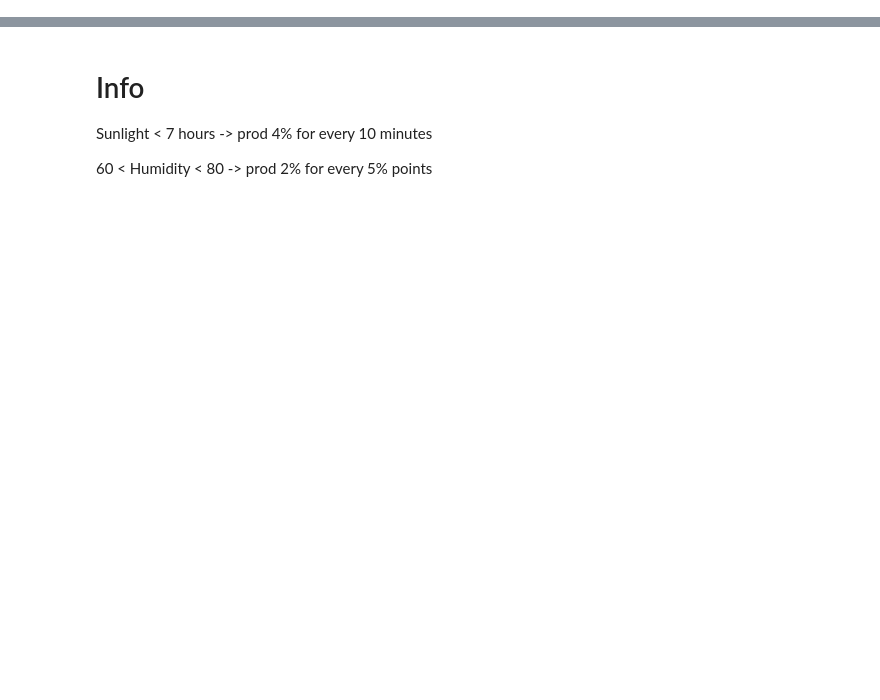
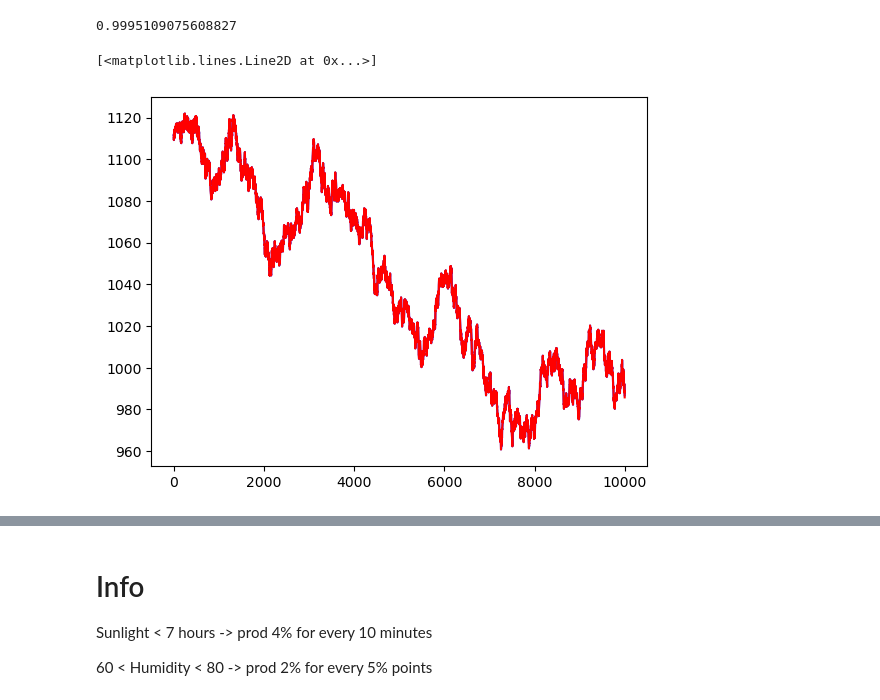
Before and after one commit to AlviseSembenico/IMC-prosperity, a Jupyter notebook: notebooks/round2.ipynb, the cells around one changed output, grey strips where cells are left out. Saved outputs shown, nothing was run; the diff lists cells and outputs as text; code cells hidden in the pictures; blank space fills up the shorter version.

```diff
--- a/notebooks/round2.ipynb
+++ b/notebooks/round2.ipynb
@@ -60,0 +78,33 @@ plt.show()
+# %%
+from sklearn.linear_model import LinearRegression
+from sklearn.neural_network import MLPRegressor
+model = LinearRegression()
+
+
+# model = MLPRegressor(hidden_layer_sizes=(12,24,24,12), verbose=True,  random_state=1, max_iter=500)
+
+X1 = df[['SUNLIGHT', 'HUMIDITY']][:-1]
+X2 = (df['SUNLIGHT'] * df['HUMIDITY'])[:-1]
+X3 = (df['SUNLIGHT'] ** 2)[:-1]
+X4 = (df['HUMIDITY'] ** 2)[:-1]
+X6 = df['ORCHIDS'][:-1]
+
+X5 = np.maximum(abs(df['HUMIDITY'] - 80), abs(df['HUMIDITY'] - 60))[:-1]
+
+X = pd.concat([X1, X2, X5, X6], axis=1)
+# X = X1
+# print(df)
+Y = df['ORCHIDS'].to_numpy()[1:]
+model = model.fit(X.to_numpy(), Y)
+
+model.score(X.to_numpy(), Y)
+model.score(X.to_numpy(), Y)
+# %% [output]
+0.9995109075608827
+# %%
+plt.plot(model.predict(X.to_numpy()) , color='b')
+# Xi =  (df['ORCHIDS']) - df['ORCHIDS'].mean()
+plt.plot(Y, color='r')
+# %% [output]
+[<matplotlib.lines.Line2D at 0x...>]
+[figure, added]
```
Also changed, not shown: parts of 7 cells of this notebook.
